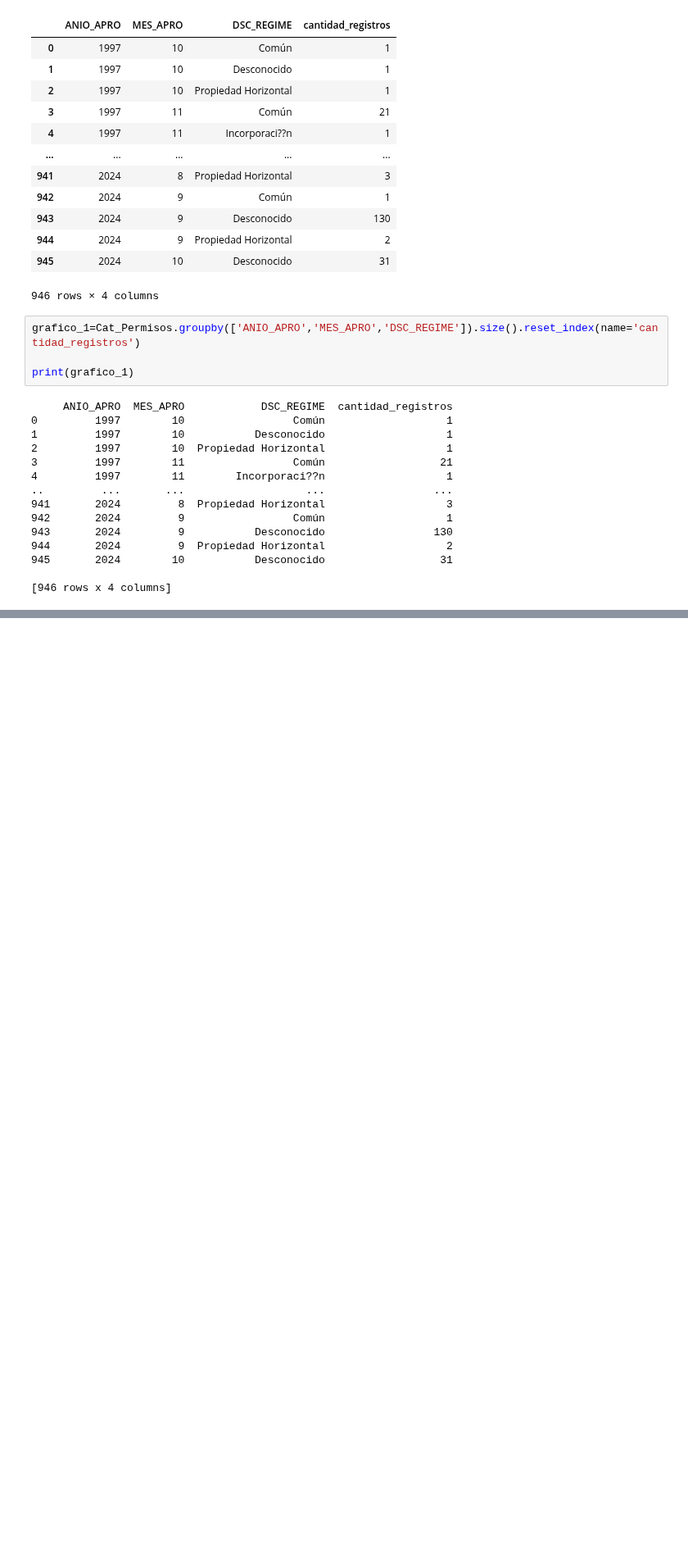
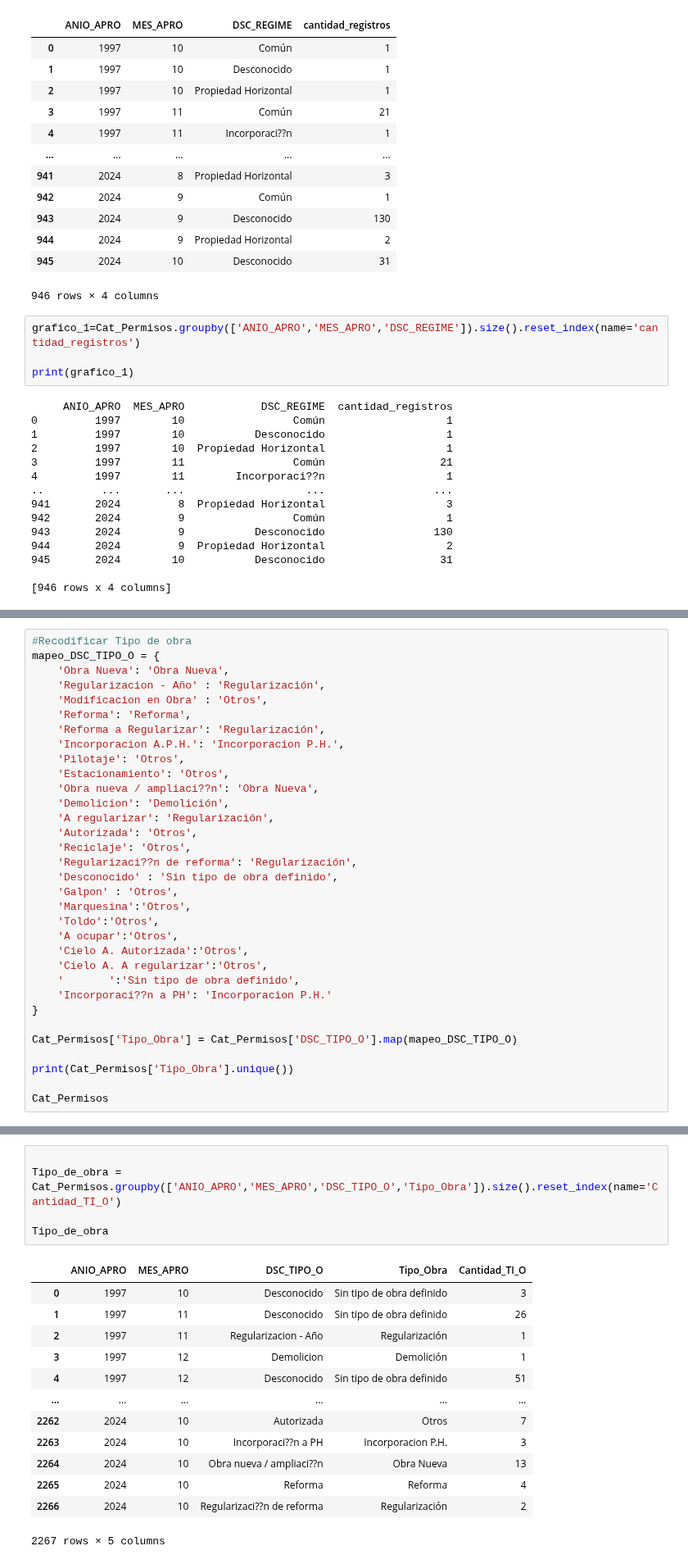
Before and after one commit to danblanc/python-para-ciencia-de-datos, a Jupyter notebook: Proyectos/Proyecto Crey_VFern/Vfer.ipynb, the cells around one changed output, grey strips where cells are left out. Shown at 82% size. Saved outputs shown, nothing was run; the diff lists cells and outputs as text; blank space fills up the shorter version.

```diff
--- a/Proyectos/Proyecto Crey_VFern/Vfer.ipynb
+++ b/Proyectos/Proyecto Crey_VFern/Vfer.ipynb
@@ -639,0 +656,33 @@ print(grafico_1)
+# %%
+#Recodificar Tipo de obra
+mapeo_DSC_TIPO_O = {
+    'Obra Nueva': 'Obra Nueva',
+    'Regularizacion - Año' : 'Regularización',
+    'Modificacion en Obra' : 'Otros',
+    'Reforma': 'Reforma',
+    'Reforma a Regularizar': 'Regularización',
+    'Incorporacion A.P.H.': 'Incorporacion P.H.',
+    'Pilotaje': 'Otros',
+    'Estacionamiento': 'Otros',
+    'Obra nueva / ampliaci??n': 'Obra Nueva',
+    'Demolicion': 'Demolición',
+    'A regularizar': 'Regularización',
+    'Autorizada': 'Otros',
+    'Reciclaje': 'Otros',
+    'Regularizaci??n de reforma': 'Regularización',
+    'Desconocido' : 'Sin tipo de obra definido',
+    'Galpon' : 'Otros',
+    'Marquesina':'Otros',
+    'Toldo':'Otros',
+    'A ocupar':'Otros',
+    'Cielo A. Autorizada':'Otros',
+    'Cielo A. A regularizar':'Otros',
+    '       ':'Sin tipo de obra definido',
+    'Incorporaci??n a PH': 'Incorporacion P.H.'
+}
+
+Cat_Permisos['Tipo_Obra'] = Cat_Permisos['DSC_TIPO_O'].map(mapeo_DSC_TIPO_O)
+
+print(Cat_Permisos['Tipo_Obra'].unique())
+
+Cat_Permisos
@@ -639,0 +705,19 @@ print(grafico_1)
+# %%
+
+Tipo_de_obra = Cat_Permisos.groupby(['ANIO_APRO','MES_APRO','DSC_TIPO_O','Tipo_Obra']).size().reset_index(name='Cantidad_TI_O')
+
+Tipo_de_obra
+# %% [output]
+|  | ANIO_APRO | MES_APRO | DSC_TIPO_O | Tipo_Obra | Cantidad_TI_O |
+| 0 | 1997 | 10 | Desconocido | Sin tipo de obra definido | 3 |
+| 1 | 1997 | 11 | Desconocido | Sin tipo de obra definido | 26 |
+| 2 | 1997 | 11 | Regularizacion - Año | Regularización | 1 |
+| 3 | 1997 | 12 | Demolicion | Demolición | 1 |
+| 4 | 1997 | 12 | Desconocido | Sin tipo de obra definido | 51 |
+| ... | ... | ... | ... | ... | ... |
+| 2262 | 2024 | 10 | Autorizada | Otros | 7 |
+| 2263 | 2024 | 10 | Incorporaci??n a PH | Incorporacion P.H. | 3 |
+| 2264 | 2024 | 10 | Obra nueva / ampliaci??n | Obra Nueva | 13 |
+| 2265 | 2024 | 10 | Reforma | Reforma | 4 |
+| 2266 | 2024 | 10 | Regularizaci??n de reforma | Regularización | 2 |
+2267 rows × 5 columns
```
Also changed, not shown: parts of 2 cells of this notebook, 1 other file.
